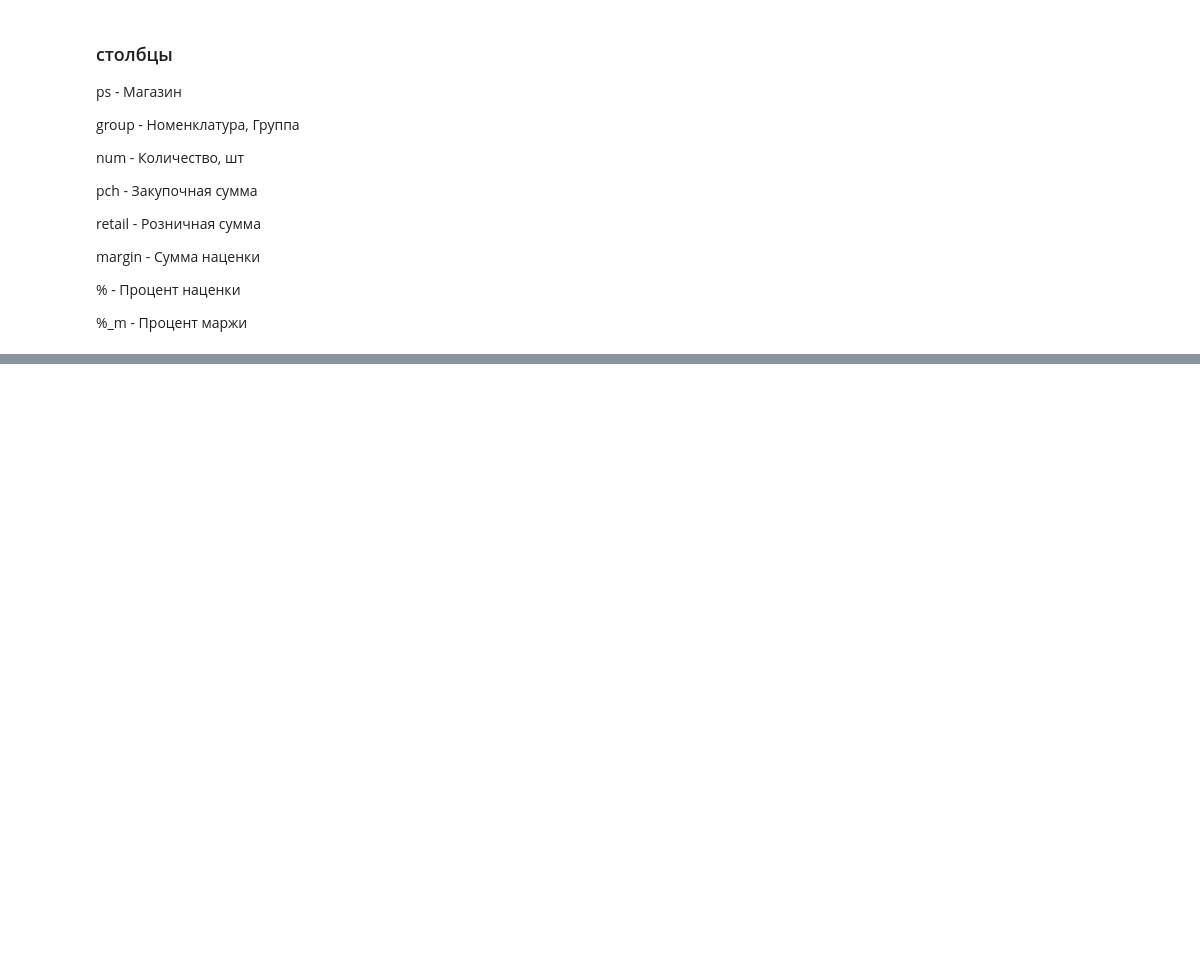
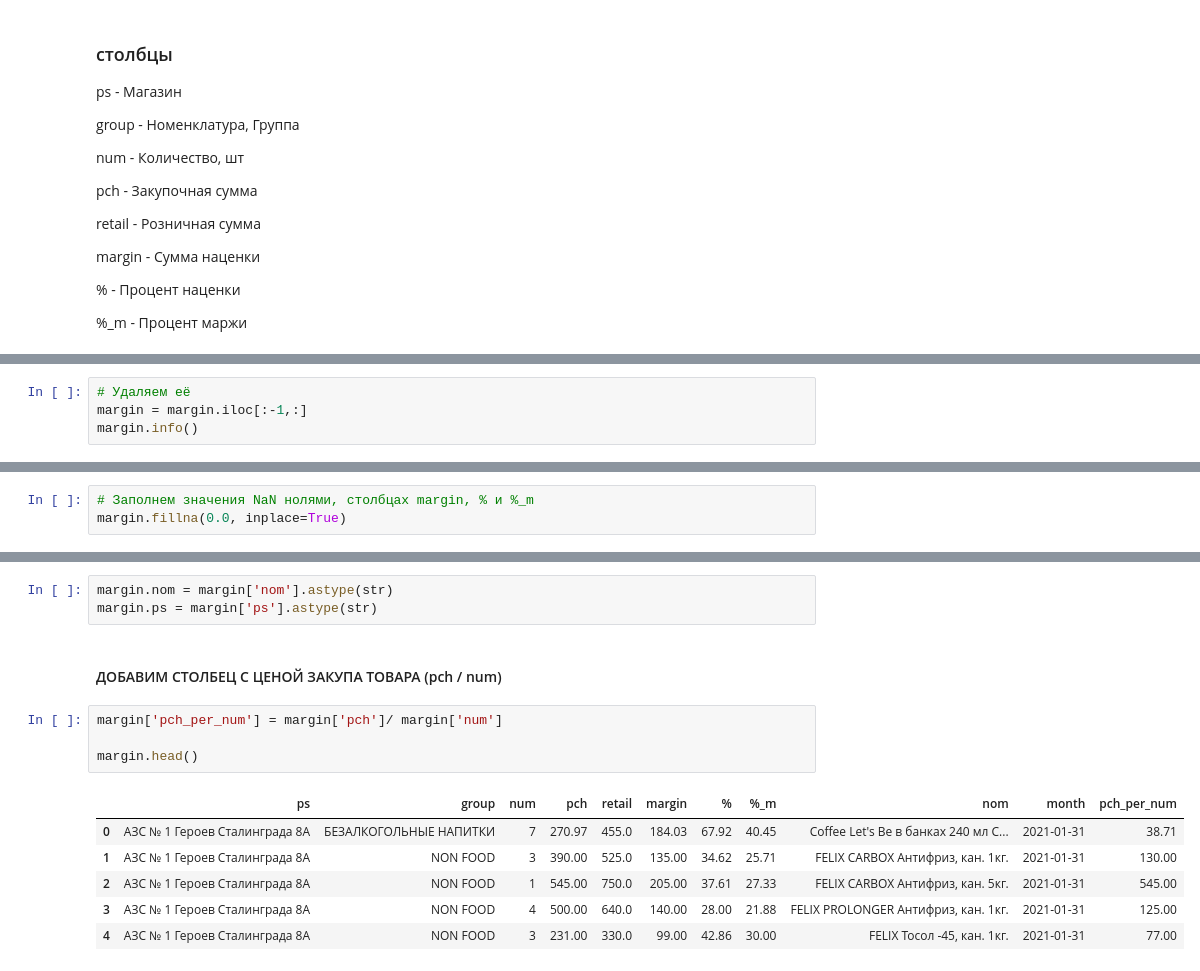
Before and after one commit to anfisso/work, a Jupyter notebook: Crimea.ipynb, the cells around one changed output, grey strips where cells are left out. Cells and saved outputs as stored; diff of their text form; blank space fills up the shorter version.

```diff
--- a/Crimea.ipynb
+++ b/Crimea.ipynb
@@ -134,0 +196,4 @@ margin.tail(5)
+# %%
+# Удаляем её
+margin = margin.iloc[:-1,:]
+margin.info()
@@ -134,0 +216,3 @@ margin.tail(5)
+# %%
+# Заполнем значения NaN нолями, столбцах margin, % и %_m
+margin.fillna(0.0, inplace=True)
@@ -134,0 +257,16 @@ margin.tail(5)
+# %%
+margin.nom = margin['nom'].astype(str)
+margin.ps = margin['ps'].astype(str)
+# %% [markdown]
+#### ДОБАВИМ СТОЛБЕЦ С ЦЕНОЙ ЗАКУПА ТОВАРА (pch / num)
+# %%
+margin['pch_per_num'] = margin['pch']/ margin['num']
+
+margin.head()
+# %% [output]
+|  | ps | group | num | pch | retail | margin | % | %_m | nom | month | pch_per_num |
+| 0 | АЗС № 1 Героев Сталинграда 8А | БЕЗАЛКОГОЛЬНЫЕ НАПИТКИ | 7 | 270.97 | 455.0 | 184.03 | 67.92 | 40.45 | Coffee Let's Be в банках 240 мл C... | 2021-01-31 | 38.71 |
+| 1 | АЗС № 1 Героев Сталинграда 8А | NON FOOD | 3 | 390.00 | 525.0 | 135.00 | 34.62 | 25.71 | FELIX CARBOX Антифриз, кан. 1кг. | 2021-01-31 | 130.00 |
+| 2 | АЗС № 1 Героев Сталинграда 8А | NON FOOD | 1 | 545.00 | 750.0 | 205.00 | 37.61 | 27.33 | FELIX CARBOX Антифриз, кан. 5кг. | 2021-01-31 | 545.00 |
+| 3 | АЗС № 1 Героев Сталинграда 8А | NON FOOD | 4 | 500.00 | 640.0 | 140.00 | 28.00 | 21.88 | FELIX PROLONGER Антифриз, кан. 1кг. | 2021-01-31 | 125.00 |
+| 4 | АЗС № 1 Героев Сталинграда 8А | NON FOOD | 3 | 231.00 | 330.0 | 99.00 | 42.86 | 30.00 | FELIX Тосол -45, кан. 1кг. | 2021-01-31 | 77.00 |
```
Also changed, not shown: parts of 39 cells of this notebook.
